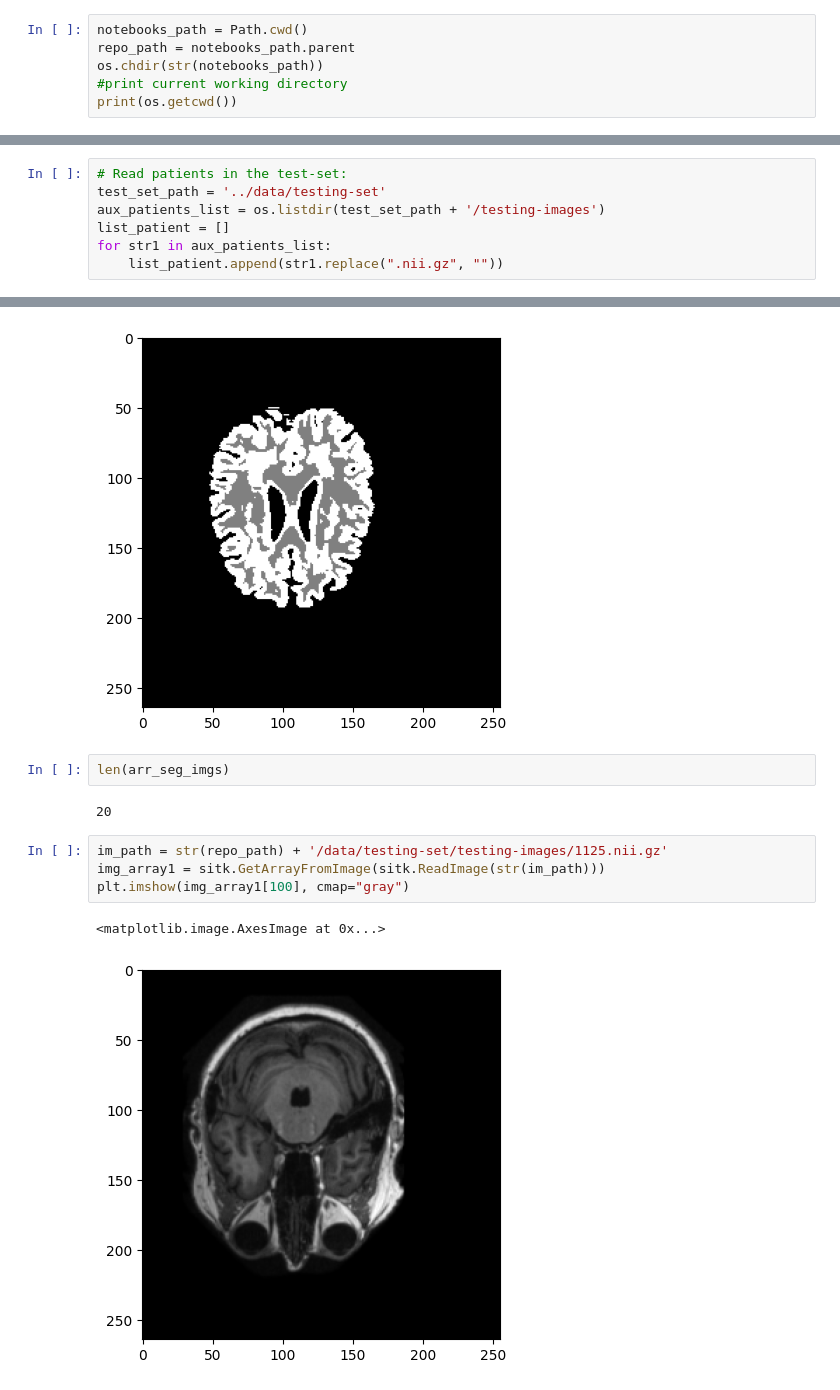
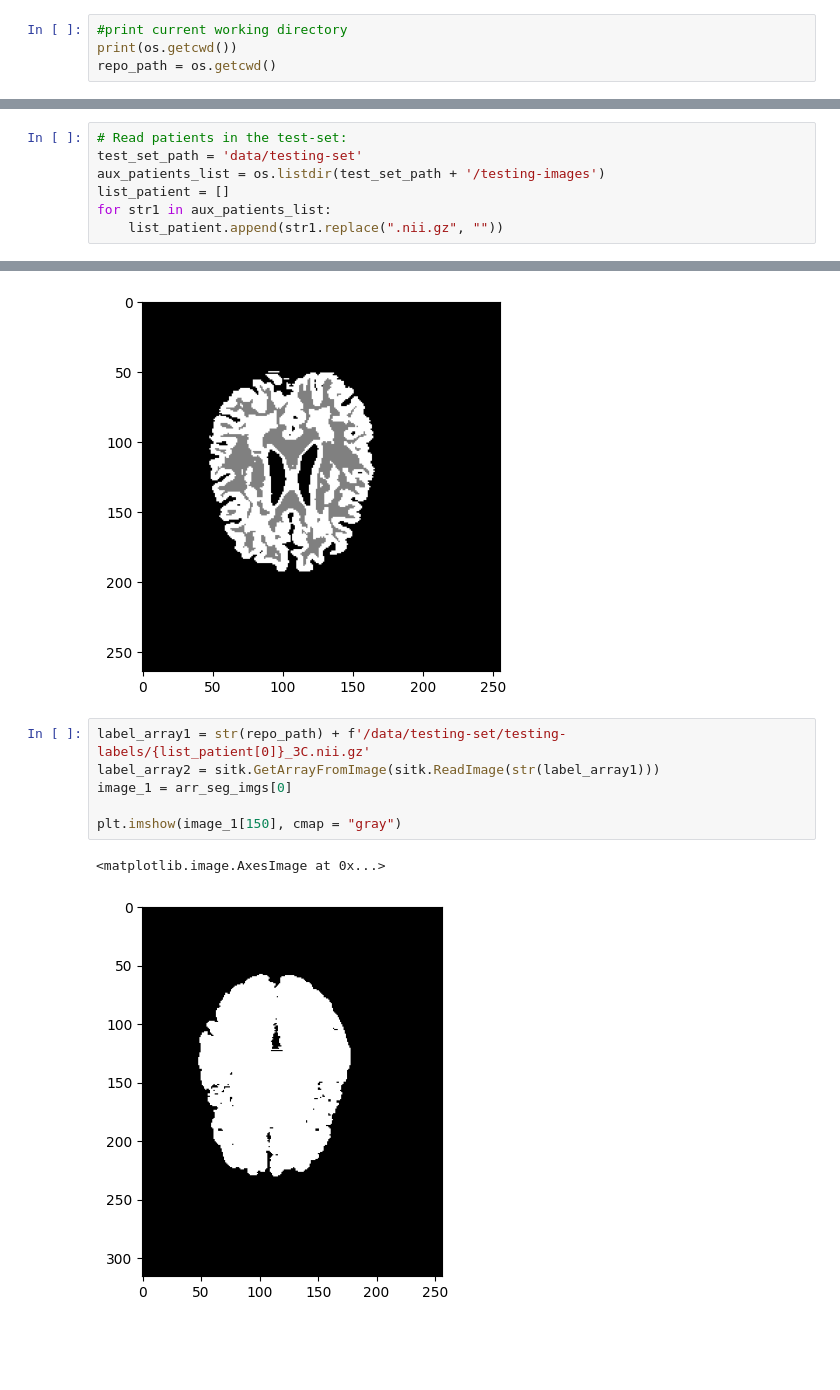
Before and after one commit to cansuyalcinn/MIRA_MISA_LABS, a Jupyter notebook: MISA_LAB3/TM_segmentation_without_EM.ipynb, the cells around one changed output, grey strips where cells are left out. Drawn from its saved outputs; the diff is of its cells as text; blank space fills up the shorter version.

```diff
--- a/MISA_LAB3/TM_segmentation_without_EM.ipynb
+++ b/MISA_LAB3/TM_segmentation_without_EM.ipynb
@@ -7,9 +7,7 @@ import matplotlib.pyplot as plt
 from tqdm import tqdm
 import pandas as pd
 # %%
-notebooks_path = Path.cwd()
-repo_path = notebooks_path.parent
-os.chdir(str(notebooks_path))
 #print current working directory
 print(os.getcwd())
+repo_path = os.getcwd()
 # %% [output]
@@ -28,6 +26,6 @@ array([0. , 0.5, 0.5])
 # %%
 # Read patients in the test-set:
-test_set_path = '../data/testing-set'
+test_set_path = 'data/testing-set'
 aux_patients_list = os.listdir(test_set_path + '/testing-images')
 list_patient = []
 for str1 in aux_patients_list:
@@ -102,14 +96,12 @@ def show_segmented_img(img_list):
 show_segmented_img(arr_seg_imgs)
 # %% [output]
 [figure]
-# %%
-len(arr_seg_imgs)
-# %% [output]
-20
 # %%
-im_path = str(repo_path) + '/data/testing-set/testing-images/1125.nii.gz'
-img_array1 = sitk.GetArrayFromImage(sitk.ReadImage(str(im_path)))
-plt.imshow(img_array1[100], cmap="gray")
+label_array1 = str(repo_path) + f'/data/testing-set/testing-labels/{list_patient[0]}_3C.nii.gz'
+label_array2 = sitk.GetArrayFromImage(sitk.ReadImage(str(label_array1)))
+image_1 = arr_seg_imgs[0]
+
+plt.imshow(image_1[150], cmap = "gray")
 # %% [output]
 <matplotlib.image.AxesImage at 0x...>
-[figure, old version]
+[figure, new version]
```
Also changed, not shown: parts of 5 cells of this notebook.
